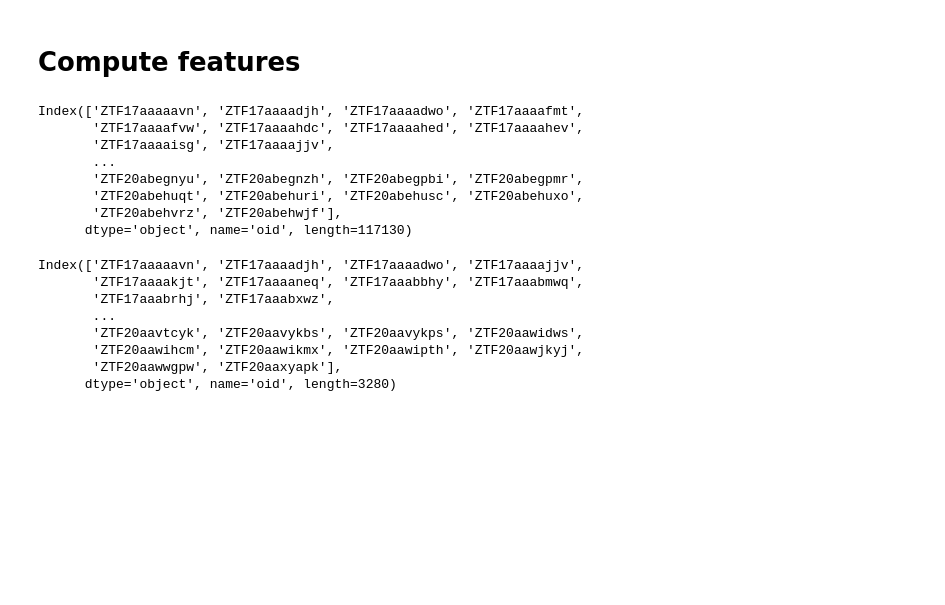
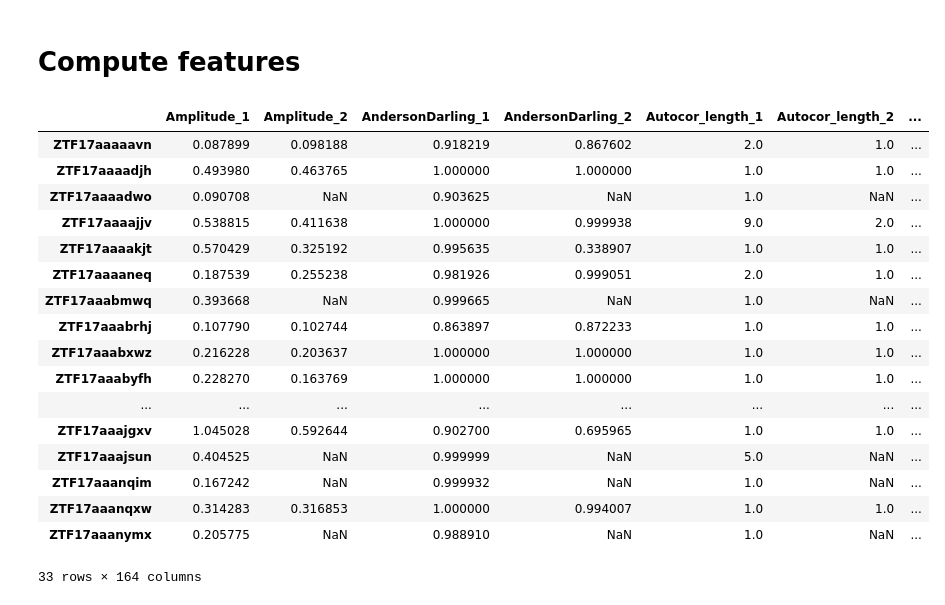
Before and after one commit to alercebroker/lc_classifier, a Jupyter notebook: notebooks/use_case_hierarchical_features.ipynb, the cells around one changed output. Cells and saved outputs as stored; diff of their text form; code cells hidden in the pictures; blank space fills up the shorter version.

```diff
--- a/notebooks/use_case_hierarchical_features.ipynb
+++ b/notebooks/use_case_hierarchical_features.ipynb
@@ -106,8 +48,27 @@ display(det_preprocess)
 # Compute features
 # %%
 features_df = extractor.compute_features(
-    detections=det_preprocess,
+    detections=detections[:5000],
     non_detections=non_detections,
-    objects=objects,
+    objects=objects
     )
 display(features_df)
+# %% [output]
+|  | Amplitude_1 | Amplitude_2 | AndersonDarling_1 | AndersonDarling_2 | Autocor_length_1 | Autocor_length_2 | ... |
+| ZTF17aaaaavn | 0.087899 | 0.098188 | 0.918219 | 0.867602 | 2.0 | 1.0 | ... |
+| ZTF17aaaadjh | 0.493980 | 0.463765 | 1.000000 | 1.000000 | 1.0 | 1.0 | ... |
+| ZTF17aaaadwo | 0.090708 | NaN | 0.903625 | NaN | 1.0 | NaN | ... |
+| ZTF17aaaajjv | 0.538815 | 0.411638 | 1.000000 | 0.999938 | 9.0 | 2.0 | ... |
+| ZTF17aaaakjt | 0.570429 | 0.325192 | 0.995635 | 0.338907 | 1.0 | 1.0 | ... |
+| ZTF17aaaaneq | 0.187539 | 0.255238 | 0.981926 | 0.999051 | 2.0 | 1.0 | ... |
+| ZTF17aaabmwq | 0.393668 | NaN | 0.999665 | NaN | 1.0 | NaN | ... |
+| ZTF17aaabrhj | 0.107790 | 0.102744 | 0.863897 | 0.872233 | 1.0 | 1.0 | ... |
+| ZTF17aaabxwz | 0.216228 | 0.203637 | 1.000000 | 1.000000 | 1.0 | 1.0 | ... |
+| ZTF17aaabyfh | 0.228270 | 0.163769 | 1.000000 | 1.000000 | 1.0 | 1.0 | ... |
+| ... | ... | ... | ... | ... | ... | ... | ... |
+| ZTF17aaajgxv | 1.045028 | 0.592644 | 0.902700 | 0.695965 | 1.0 | 1.0 | ... |
+| ZTF17aaajsun | 0.404525 | NaN | 0.999999 | NaN | 5.0 | NaN | ... |
+| ZTF17aaanqim | 0.167242 | NaN | 0.999932 | NaN | 1.0 | NaN | ... |
+| ZTF17aaanqxw | 0.314283 | 0.316853 | 1.000000 | 0.994007 | 1.0 | 1.0 | ... |
+| ZTF17aaanymx | 0.205775 | NaN | 0.988910 | NaN | 1.0 | NaN | ... |
+33 rows × 164 columns
@@ -116,22 +74,0 @@ det_preprocess.groupby("oid").apply(lambda x: x)
-# %%
-detections.index.unique()
-# %% [output]
-Index(['ZTF17aaaaavn', 'ZTF17aaaadjh', 'ZTF17aaaadwo', 'ZTF17aaaafmt',
-       'ZTF17aaaafvw', 'ZTF17aaaahdc', 'ZTF17aaaahed', 'ZTF17aaaahev',
-       'ZTF17aaaaisg', 'ZTF17aaaajjv',
-       ...
-       'ZTF20abegnyu', 'ZTF20abegnzh', 'ZTF20abegpbi', 'ZTF20abegpmr',
-       'ZTF20abehuqt', 'ZTF20abehuri', 'ZTF20abehusc', 'ZTF20abehuxo',
-       'ZTF20abehvrz', 'ZTF20abehwjf'],
-      dtype='object', name='oid', length=117130)
-# %%
-det_preprocess.index.unique()
-# %% [output]
-Index(['ZTF17aaaaavn', 'ZTF17aaaadjh', 'ZTF17aaaadwo', 'ZTF17aaaajjv',
-       'ZTF17aaaakjt', 'ZTF17aaaaneq', 'ZTF17aaabbhy', 'ZTF17aaabmwq',
-       'ZTF17aaabrhj', 'ZTF17aaabxwz',
-       ...
-       'ZTF20aavtcyk', 'ZTF20aavykbs', 'ZTF20aavykps', 'ZTF20aawidws',
-       'ZTF20aawihcm', 'ZTF20aawikmx', 'ZTF20aawipth', 'ZTF20aawjkyj',
-       'ZTF20aawwgpw', 'ZTF20aaxyapk'],
-      dtype='object', name='oid', length=3280)
```
Also changed, not shown: parts of 3 cells of this notebook, 8 other files.
